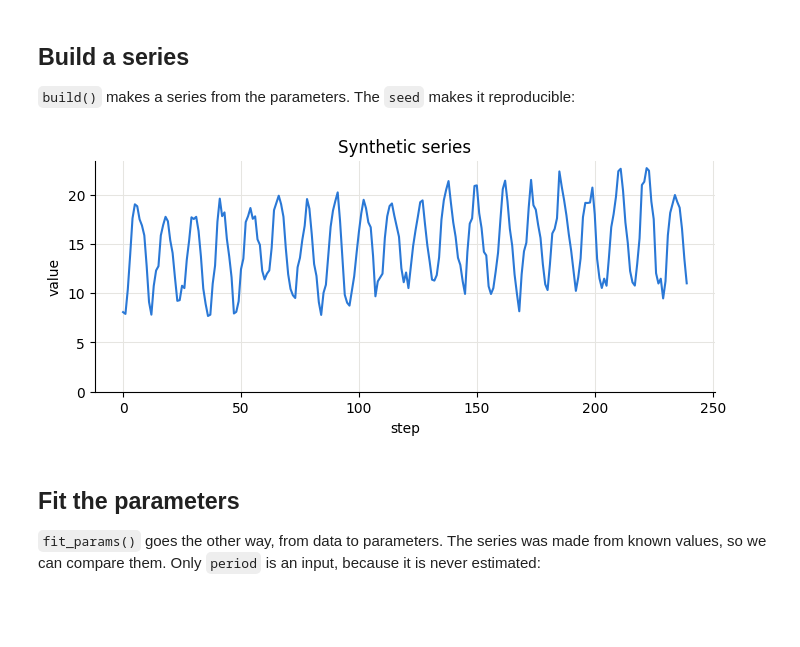
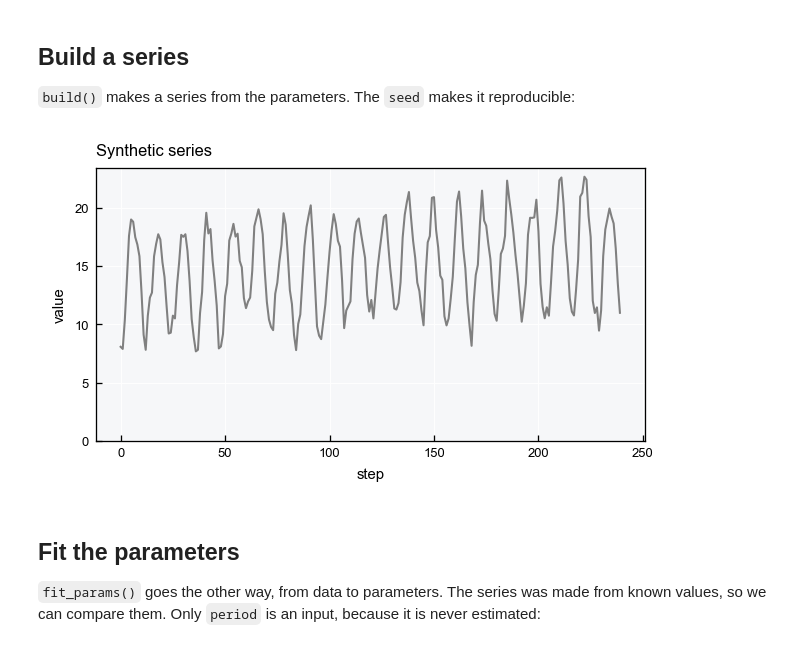
Before and after one commit to iporepos/plans, a Jupyter notebook: docs/tutorials/stochastic_01_arma.ipynb, the cells around one changed output. Saved outputs shown, nothing was run; the diff lists cells and outputs as text; code cells hidden in the pictures; blank space fills up the shorter version.

```diff
--- a/docs/tutorials/stochastic_01_arma.ipynb
+++ b/docs/tutorials/stochastic_01_arma.ipynb
@@ -24,6 +24,7 @@ if "google.colab" in sys.modules:
     import os
     os.system(f"{sys.executable} -m pip install -q plans")
 
+from plans import viewer
 from plans.stochastic import (
     make_params,
     build,
@@ -34,20 +35,17 @@ from plans.stochastic import (
     season_shape,
 )
 
-# Plot style and colors shared by all figures
-BLUE, ORANGE, AQUA = "#2a78d6", "#eb6834", "#1baf7a"
-plt.rcParams.update(
-    {
-        "figure.figsize": (8, 3),
-        "lines.linewidth": 1.5,
-        "axes.spines.top": False,
-        "axes.spines.right": False,
-        "axes.grid": True,
-        "grid.color": "#e6e5e1",
-        "grid.linewidth": 0.75,
-        "legend.frameon": False,
-    }
-)
+# Same style and figure sizes of the plans figures
+viewer.set_style(style="wien")
+plt.rcParams["figure.dpi"] = viewer.FIG_DPI
+plt.rcParams["axes.titlelocation"] = "left"
+
+
+def inches(size):
+    return viewer.FIG_SIZES[size]["w"] / 25.4, viewer.FIG_SIZES[size]["h"] / 25.4
+
+
+GRAY, BLUE, ORANGE, RED = "gray", "blue", "orange", "red"
 LEGEND = {"loc": "upper left", "bbox_to_anchor": (1, 1)}
 # %% [markdown]
 ## Make the parameters
@@ -102,12 +100,12 @@ floor (n=240)                        9.00417
 # %%
 x = build(params=truth, n=n, seed=5)
 
-fig, ax = plt.subplots()
-ax.plot(x, color=BLUE)
+fig, ax = plt.subplots(figsize=inches("M2"))
+ax.plot(x, color=GRAY)
 ax.set(title="Synthetic series", xlabel="step", ylabel="value", ylim=(0, None))
 plt.show()
 # %% [output]
-[figure, old version]
+[figure, new version]
 # %% [markdown]
 ## Fit the parameters
 
```
Also changed, not shown: parts of 7 cells of this notebook, 14 other files.
